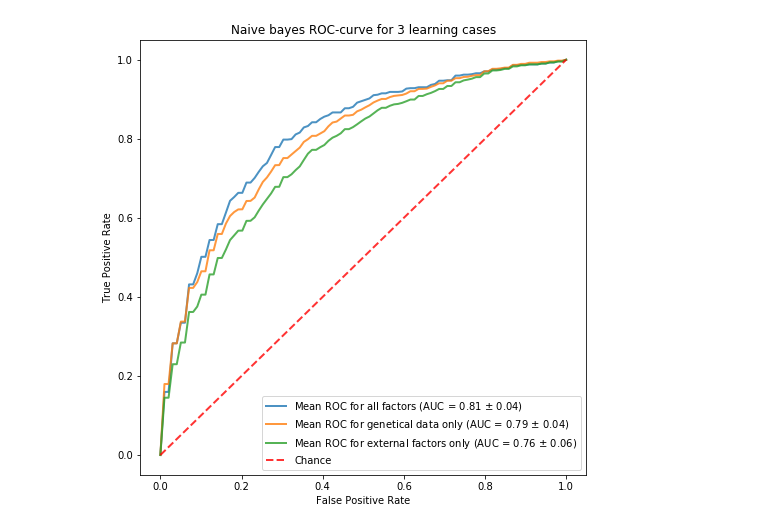
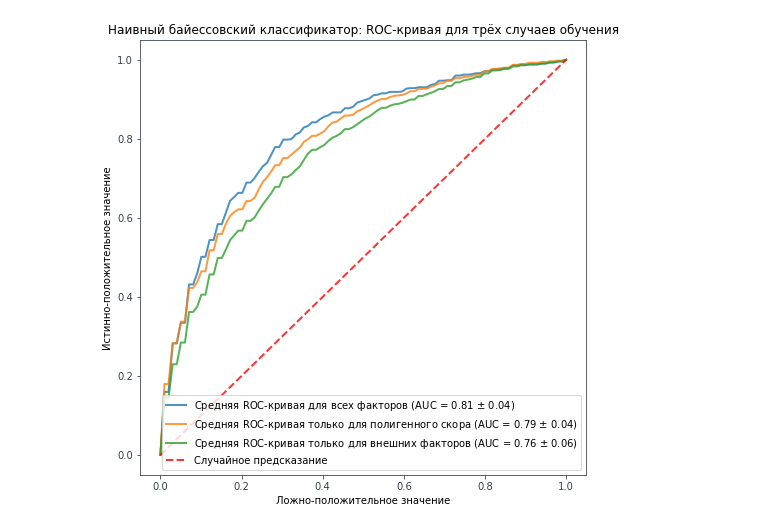
Before and after one commit to JediKnightChan/CAD-Research, a Jupyter notebook: Machine-learning.ipynb, the cells around one changed output. Cells and saved outputs as stored; diff of their text form; code cells hidden in the pictures.

```diff
--- a/Machine-learning.ipynb
+++ b/Machine-learning.ipynb
@@ -195,9 +199,9 @@ def draw_3_roc_curves(model, kfold_split_indexes_3, df_data_3, df_target_3, name
     plt.figure(figsize=(8,8))
 
     factors_3 = [
-        "all factors",
-        "genetical data only",
-        "external factors only"
+        "для всех факторов",
+        "только для полигенного скора",
+        "только для внешних факторов"
     ]
     for factors, kfold_split_indexes, df_data, df_target in zip(factors_3, kfold_split_indexes_3, df_data_3, df_target_3):
         for train_indexes, test_indexes in kfold_split_indexes:
@@ -222,27 +226,27 @@ def draw_3_roc_curves(model, kfold_split_indexes_3, df_data_3, df_target_3, name
         mean_auc = auc(mean_fpr, mean_tpr)
         std_auc = np.std(aucs)
         plt.plot(mean_fpr, mean_tpr,
-        label=r'Mean ROC for %s (AUC = %0.2f $\pm$ %0.2f)' % (factors, mean_auc, std_auc), lw=2, alpha=0.8)
+        label=r'Средняя ROC-кривая %s (AUC = %0.2f $\pm$ %0.2f)' % (factors, mean_auc, std_auc), lw=2, alpha=0.8)
 
-    plt.plot([0, 1], [0, 1], linestyle='--', lw=2, color='r', label='Chance', alpha=0.8)
+    plt.plot([0, 1], [0, 1], linestyle='--', lw=2, color='r', label='Случайное предсказание', alpha=0.8)
     plt.xlim([-0.05, 1.05])
     plt.ylim([-0.05, 1.05])
-    plt.xlabel('False Positive Rate')
-    plt.ylabel('True Positive Rate')
-    title = "{} ROC-curve for 3 learning cases".format(name)
+    plt.xlabel('Ложно-положительное значение')
+    plt.ylabel('Истинно-положительное значение')
+    title = "{}: ROC-кривая для трёх случаев обучения".format(name)
     plt.title(title)
     plt.legend(loc="lower right")
     plt.savefig(path_join(IMAGES_DIR, "3-roc-curves-bayes.png"))
 # %%
 # Naive bayess
 from sklearn.naive_bayes import GaussianNB
 gnb = GaussianNB()
-model_name = "Naive bayes"
+model_name = "Наивный байессовский классификатор"
 
 kfold_split_indexes_3 = [sp_data, sp_gen_data, sp_non_gen_data]
 df_data_3 = [df_data, df_gen_data, df_non_gen_data]
 df_target_3 = [df_target, df_gen_target, df_non_gen_target]
 
 draw_3_roc_curves(gnb, kfold_split_indexes_3, df_data_3, df_target_3, name=model_name)
 # %% [output]
-[figure, old version]
+[figure, new version]
```
Also changed, not shown: parts of 6 cells of this notebook, 28 other files.
